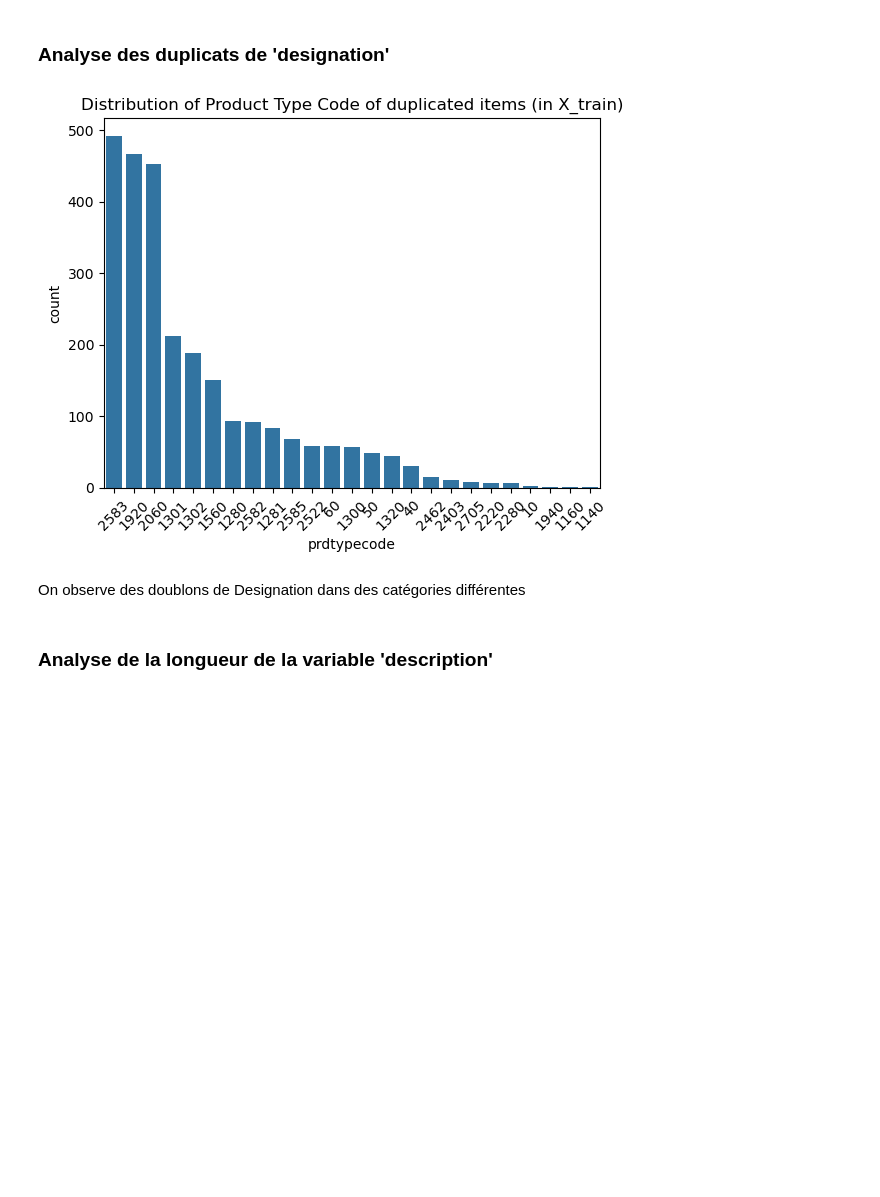
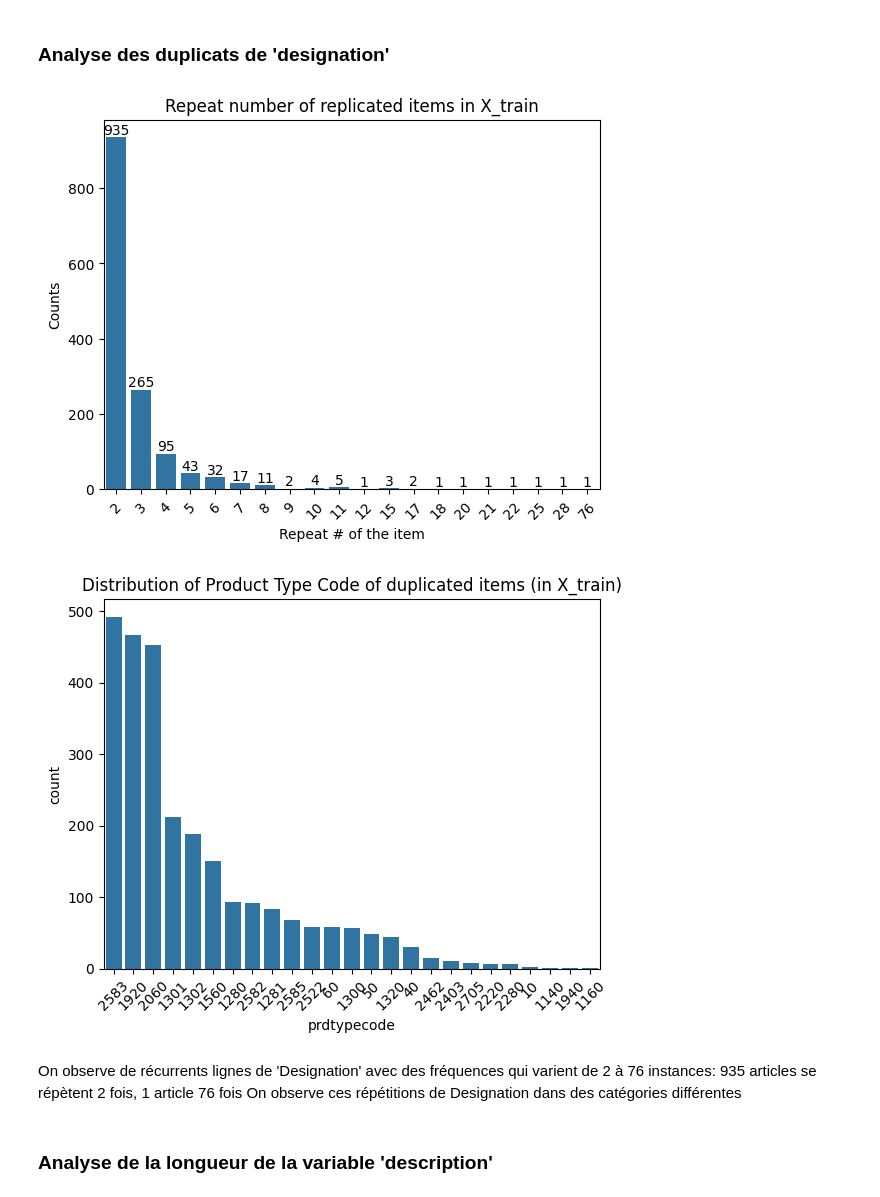
Before and after one commit to cramarokoto/datascientest-project-rakuten-product-classification, a Jupyter notebook: notebooks/exploratory_data_analysis.ipynb, the cells around one changed output. Saved outputs shown, nothing was run; the diff lists cells and outputs as text; code cells hidden in the pictures; blank space fills up the shorter version.

Commit message:
Added repeat number of replicated items graph

```diff
--- a/notebooks/exploratory_data_analysis.ipynb
+++ b/notebooks/exploratory_data_analysis.ipynb
@@ -296,18 +296,38 @@ La distribution de la longueur de Designation par catégorie de produit n'est pa
 # %% [markdown]
 ### Analyse des duplicats de 'designation'
 # %%
+#### Duplicated values frequencies
+
+counts = X_train["designation"].value_counts().reset_index()
+counts.columns = ["designation", "repeat"]
+
+repeats = counts['repeat'].value_counts().sort_index().reset_index()
+
+repeats = repeats.iloc[1:]
+
+ax = sns.barplot(data = repeats, x = 'repeat', y = 'count')
+ax.bar_label(container = ax.containers[0],  fmt='%d')
+plt.xticks(rotation = 45)
+plt.xlabel("Repeat # of the item")
+plt.ylabel("Counts")
+plt.title("Repeat number of replicated items in X_train")
+plt.show()
+
+
 #### Duplicated values' categories
 
 y_duplicated = y_train[X_train.duplicated(subset = ["designation"]) == True]
 
 sns.countplot(data = y_duplicated, x = 'prdtypecode', order = y_duplicated['prdtypecode'].value_counts().index)
 plt.xticks(rotation = 45)
 plt.title("Distribution of Product Type Code of duplicated items (in X_train)")
 plt.show()
 # %% [output]
-[figure, old version]
+[figure, new version]
+[figure, added]
 # %% [markdown]
-On observe des doublons de Designation dans des catégories différentes
+On observe de récurrents lignes de 'Designation' avec des fréquences qui varient de 2 à 76 instances: 935 articles se répètent 2 fois, 1 article 76 fois
+On observe ces répétitions de Designation dans des catégories différentes
 # %% [markdown]
 ### Analyse de la longueur de la variable 'description'
 # %%
```
